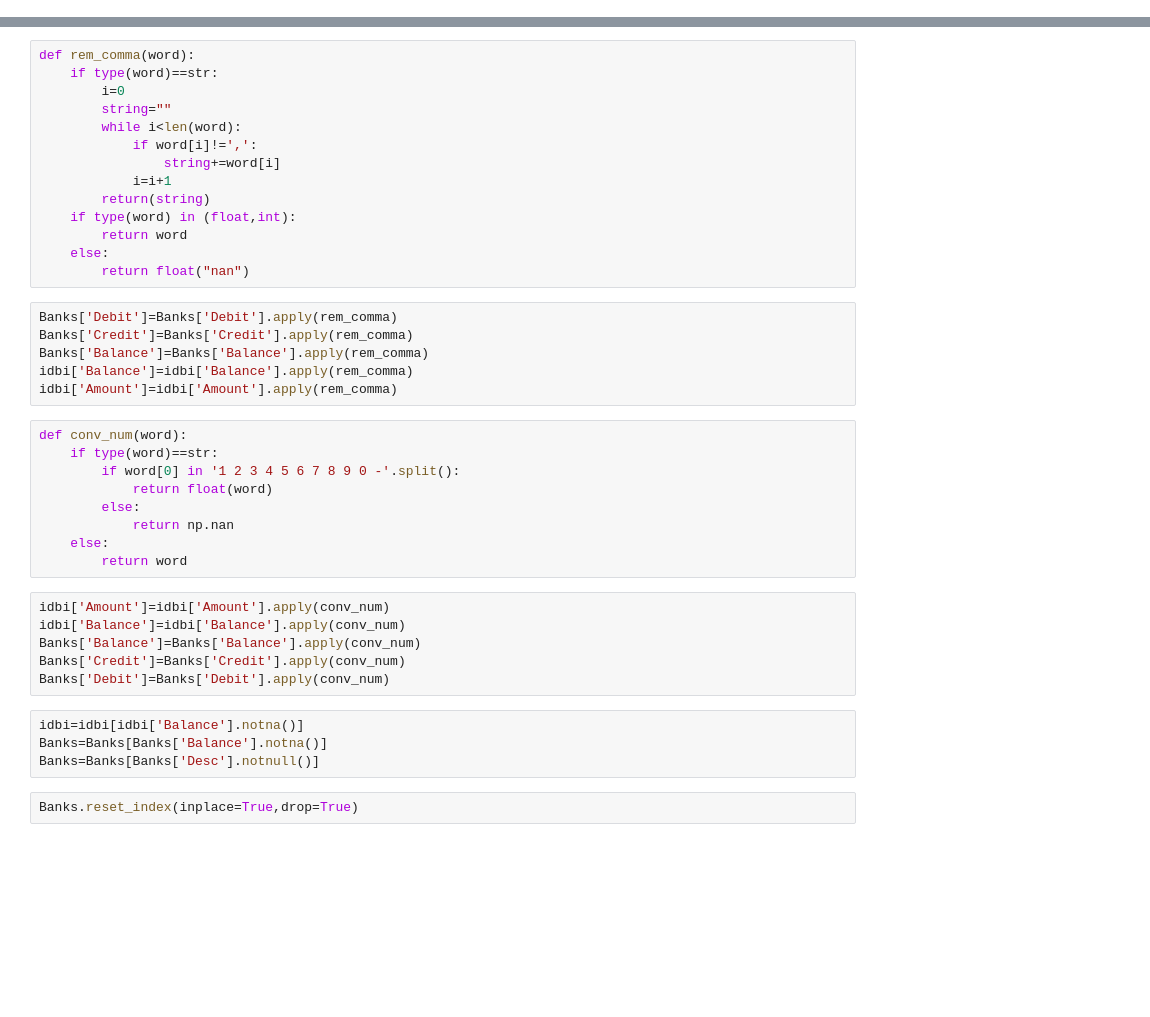
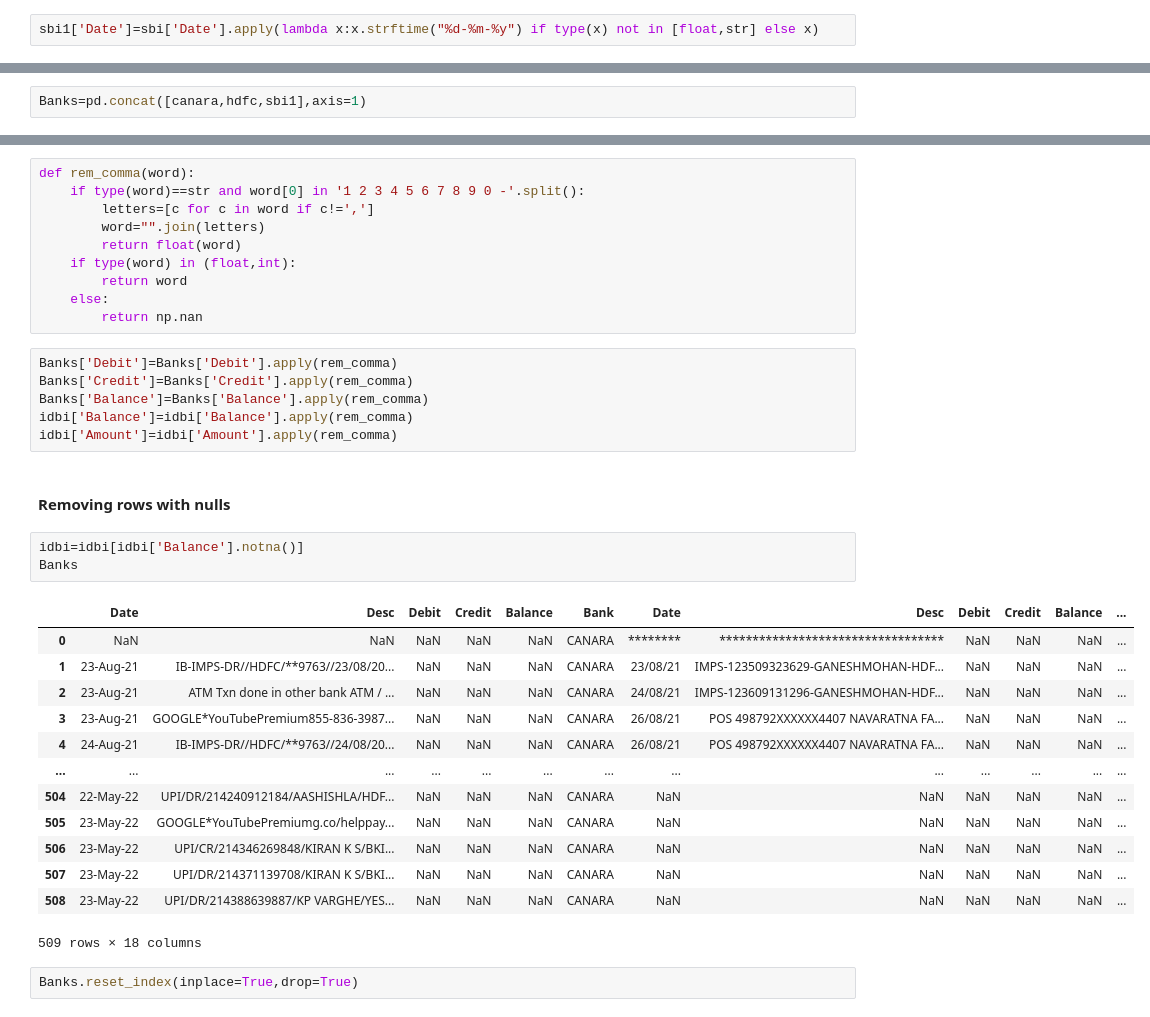
Before and after one commit to Ganesh4693/Financial-Analysis, a Jupyter notebook: Financial 2.0.ipynb, the cells around one changed output, grey strips where cells are left out. Drawn from its saved outputs; the diff is of its cells as text; blank space fills up the shorter version.

```diff
--- a/Financial 2.0.ipynb
+++ b/Financial 2.0.ipynb
@@ -59,0 +65,2 @@ Banks=pd.concat([hdfc,canara,sbi])
+# %%
+sbi1['Date']=sbi['Date'].apply(lambda x:x.strftime("%d-%m-%y") if type(x) not in [float,str] else x)
@@ -59,0 +69,2 @@ Banks=pd.concat([hdfc,canara,sbi])
+# %%
+Banks=pd.concat([canara,hdfc,sbi1],axis=1)
@@ -60,42 +73,38 @@ Banks=pd.concat([hdfc,canara,sbi])
 # %%
 def rem_comma(word):
-    if type(word)==str:
-        i=0
-        string=""
-        while i<len(word):
-            if word[i]!=',':
-                string+=word[i]
-            i=i+1
-        return(string)
+    if type(word)==str and word[0] in '1 2 3 4 5 6 7 8 9 0 -'.split():
+        letters=[c for c in word if c!=',']
+        word="".join(letters)
+        return float(word)
     if type(word) in (float,int):
         return word
     else:
-        return float("nan")
+        return np.nan
 # %%
 Banks['Debit']=Banks['Debit'].apply(rem_comma)
 Banks['Credit']=Banks['Credit'].apply(rem_comma)
 Banks['Balance']=Banks['Balance'].apply(rem_comma)
 idbi['Balance']=idbi['Balance'].apply(rem_comma)
 idbi['Amount']=idbi['Amount'].apply(rem_comma)
-# %%
-def conv_num(word):
-    if type(word)==str:
-        if word[0] in '1 2 3 4 5 6 7 8 9 0 -'.split():
-            return float(word)
-        else:
-            return np.nan
-    else:
-        return word
-# %%
-idbi['Amount']=idbi['Amount'].apply(conv_num)
-idbi['Balance']=idbi['Balance'].apply(conv_num)
-Banks['Balance']=Banks['Balance'].apply(conv_num)
-Banks['Credit']=Banks['Credit'].apply(conv_num)
-Banks['Debit']=Banks['Debit'].apply(conv_num)
+# %% [markdown]
+#### Removing rows with nulls
 # %%
 idbi=idbi[idbi['Balance'].notna()]
-Banks=Banks[Banks['Balance'].notna()]
-Banks=Banks[Banks['Desc'].notnull()]
+Banks
+# %% [output]
+|  | Date | Desc | Debit | Credit | Balance | Bank | Date | Desc | Debit | Credit | Balance | ... |
+| 0 | NaN | NaN | NaN | NaN | NaN | CANARA | ******** | ********************************** | NaN | NaN | NaN | ... |
+| 1 | 23-Aug-21 | IB-IMPS-DR//HDFC/**9763//23/08/20... | NaN | NaN | NaN | CANARA | 23/08/21 | IMPS-123509323629-GANESHMOHAN-HDF... | NaN | NaN | NaN | ... |
+| 2 | 23-Aug-21 | ATM Txn done in other bank ATM / ... | NaN | NaN | NaN | CANARA | 24/08/21 | IMPS-123609131296-GANESHMOHAN-HDF... | NaN | NaN | NaN | ... |
+| 3 | 23-Aug-21 | GOOGLE*YouTubePremium855-836-3987... | NaN | NaN | NaN | CANARA | 26/08/21 | POS 498792XXXXXX4407 NAVARATNA FA... | NaN | NaN | NaN | ... |
+| 4 | 24-Aug-21 | IB-IMPS-DR//HDFC/**9763//24/08/20... | NaN | NaN | NaN | CANARA | 26/08/21 | POS 498792XXXXXX4407 NAVARATNA FA... | NaN | NaN | NaN | ... |
+| ... | ... | ... | ... | ... | ... | ... | ... | ... | ... | ... | ... | ... |
+| 504 | 22-May-22 | UPI/DR/214240912184/AASHISHLA/HDF... | NaN | NaN | NaN | CANARA | NaN | NaN | NaN | NaN | NaN | ... |
+| 505 | 23-May-22 | GOOGLE*YouTubePremiumg.co/helppay... | NaN | NaN | NaN | CANARA | NaN | NaN | NaN | NaN | NaN | ... |
+| 506 | 23-May-22 | UPI/CR/214346269848/KIRAN K S/BKI... | NaN | NaN | NaN | CANARA | NaN | NaN | NaN | NaN | NaN | ... |
+| 507 | 23-May-22 | UPI/DR/214371139708/KIRAN K S/BKI... | NaN | NaN | NaN | CANARA | NaN | NaN | NaN | NaN | NaN | ... |
+| 508 | 23-May-22 | UPI/DR/214388639887/KP VARGHE/YES... | NaN | NaN | NaN | CANARA | NaN | NaN | NaN | NaN | NaN | ... |
+509 rows × 18 columns
 # %%
 Banks.reset_index(inplace=True,drop=True)
 # %%
```
Also changed, not shown: parts of 18 cells of this notebook.
